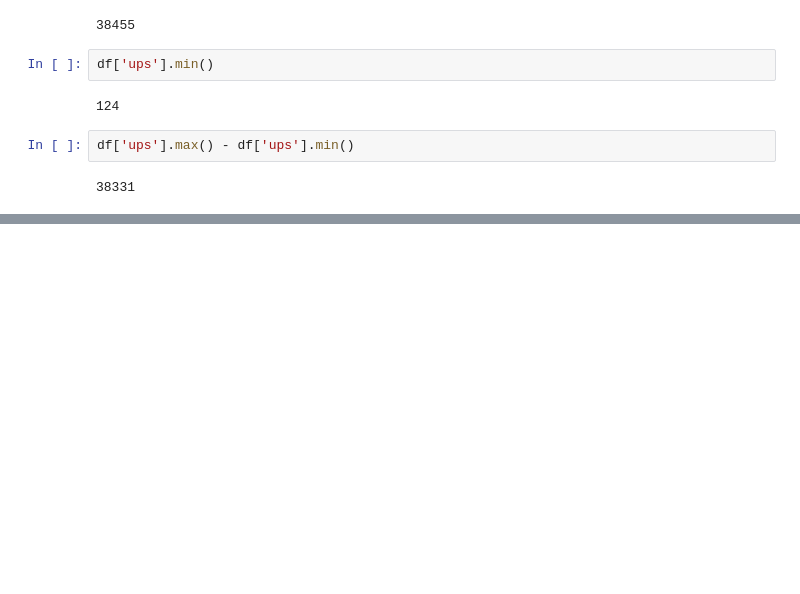
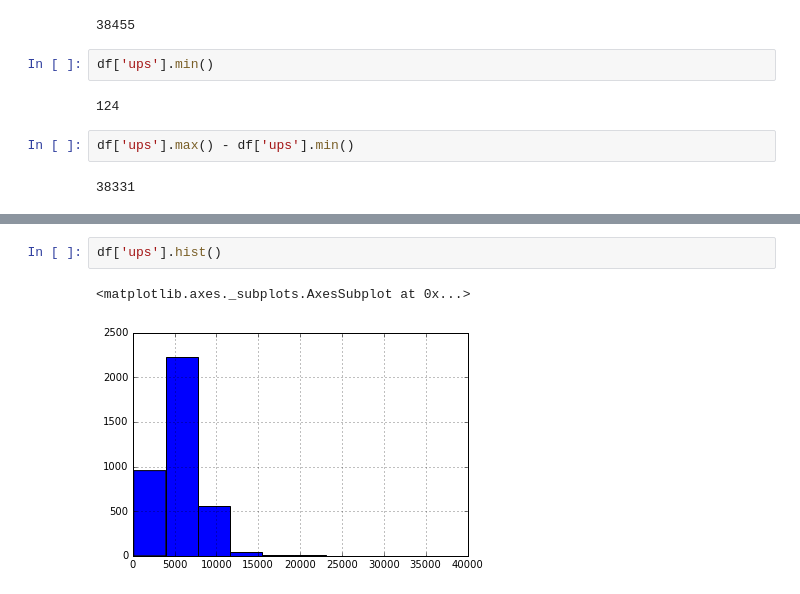
Before and after one commit to suyashkumar2409/Reddit-Karma-Predictor, a Jupyter notebook: Data Exploration.ipynb, the cells around one changed output, grey strips where cells are left out. Saved outputs shown, nothing was run; the diff lists cells and outputs as text; blank space fills up the shorter version.

```diff
--- a/Data Exploration.ipynb
+++ b/Data Exploration.ipynb
@@ -200,0 +184,5 @@ df
+# %%
+df['ups'].hist()
+# %% [output]
+<matplotlib.axes._subplots.AxesSubplot at 0x...>
+[figure, added]
```
Also changed, not shown: parts of 5 cells of this notebook, 2 other files.
